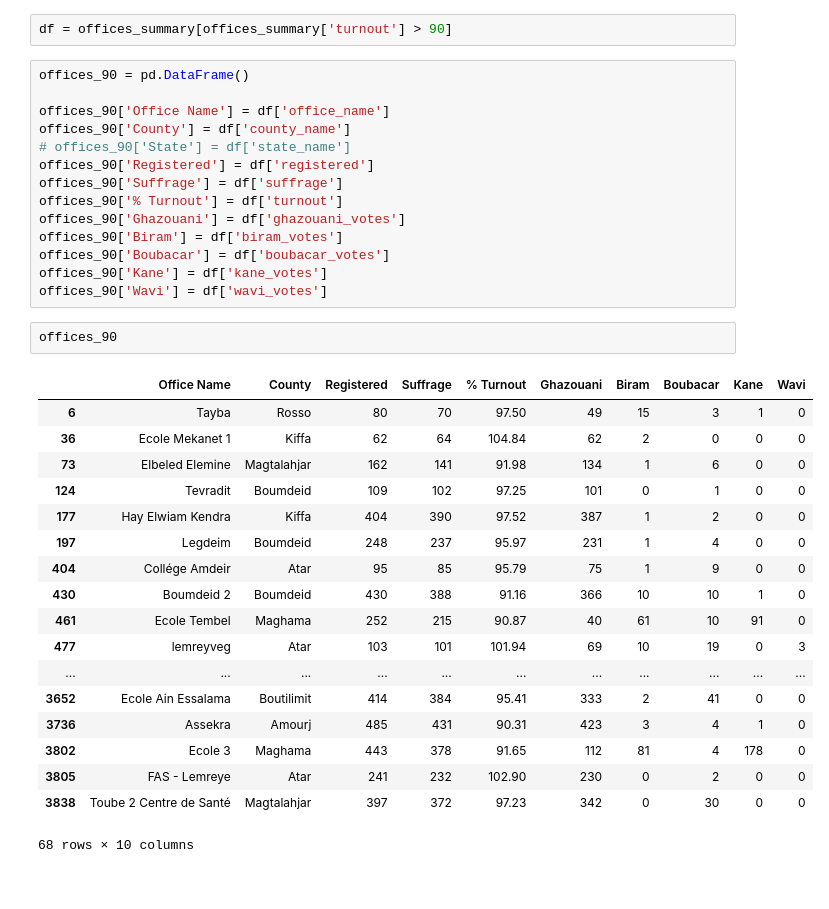
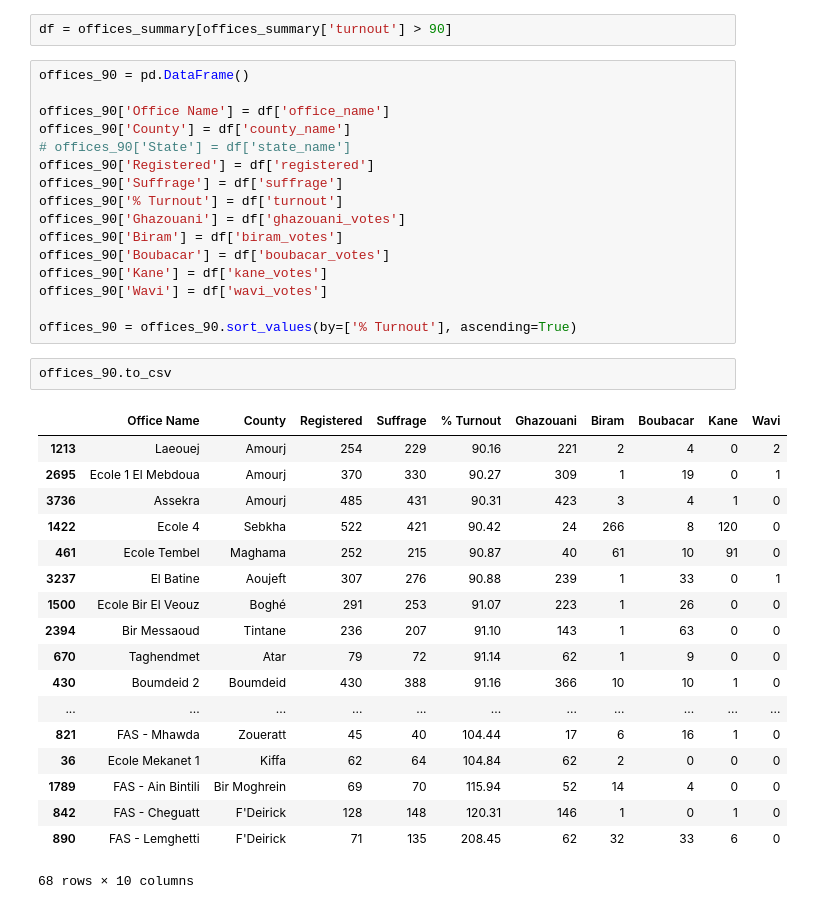
Before and after one commit to Mauritycs/2019_Election_Results, a Jupyter notebook: Notebooks/boxPlot.ipynb, the cells around one changed output. Saved outputs shown, nothing was run; the diff lists cells and outputs as text.

```diff
--- a/Notebooks/boxPlot.ipynb
+++ b/Notebooks/boxPlot.ipynb
@@ -336,24 +336,26 @@ offices_90['Biram'] = df['biram_votes']
 offices_90['Boubacar'] = df['boubacar_votes']
 offices_90['Kane'] = df['kane_votes']
 offices_90['Wavi'] = df['wavi_votes']
+
+offices_90 = offices_90.sort_values(by=['% Turnout'], ascending=True)
 # %%
-offices_90
+offices_90.to_csv
 # %% [output]
 |  | Office Name | County | Registered | Suffrage | % Turnout | Ghazouani | Biram | Boubacar | Kane | Wavi |
-| 6 | Tayba | Rosso | 80 | 70 | 97.50 | 49 | 15 | 3 | 1 | 0 |
+| 1213 | Laeouej | Amourj | 254 | 229 | 90.16 | 221 | 2 | 4 | 0 | 2 |
+| 2695 | Ecole 1 El Mebdoua | Amourj | 370 | 330 | 90.27 | 309 | 1 | 19 | 0 | 1 |
+| 3736 | Assekra | Amourj | 485 | 431 | 90.31 | 423 | 3 | 4 | 1 | 0 |
+| 1422 | Ecole 4 | Sebkha | 522 | 421 | 90.42 | 24 | 266 | 8 | 120 | 0 |
+| 461 | Ecole Tembel | Maghama | 252 | 215 | 90.87 | 40 | 61 | 10 | 91 | 0 |
+| 3237 | El Batine | Aoujeft | 307 | 276 | 90.88 | 239 | 1 | 33 | 0 | 1 |
+| 1500 | Ecole Bir El Veouz | Boghé | 291 | 253 | 91.07 | 223 | 1 | 26 | 0 | 0 |
+| 2394 | Bir Messaoud | Tintane | 236 | 207 | 91.10 | 143 | 1 | 63 | 0 | 0 |
+| 670 | Taghendmet | Atar | 79 | 72 | 91.14 | 62 | 1 | 9 | 0 | 0 |
+| 430 | Boumdeid 2 | Boumdeid | 430 | 388 | 91.16 | 366 | 10 | 10 | 1 | 0 |
+| ... | ... | ... | ... | ... | ... | ... | ... | ... | ... | ... |
+| 821 | FAS - Mhawda | Zoueratt | 45 | 40 | 104.44 | 17 | 6 | 16 | 1 | 0 |
 | 36 | Ecole Mekanet 1 | Kiffa | 62 | 64 | 104.84 | 62 | 2 | 0 | 0 | 0 |
-| 73 | Elbeled Elemine | Magtalahjar | 162 | 141 | 91.98 | 134 | 1 | 6 | 0 | 0 |
-| 124 | Tevradit | Boumdeid | 109 | 102 | 97.25 | 101 | 0 | 1 | 0 | 0 |
-| 177 | Hay Elwiam Kendra | Kiffa | 404 | 390 | 97.52 | 387 | 1 | 2 | 0 | 0 |
-| 197 | Legdeim | Boumdeid | 248 | 237 | 95.97 | 231 | 1 | 4 | 0 | 0 |
-| 404 | Collége Amdeir | Atar | 95 | 85 | 95.79 | 75 | 1 | 9 | 0 | 0 |
-| 430 | Boumdeid 2 | Boumdeid | 430 | 388 | 91.16 | 366 | 10 | 10 | 1 | 0 |
-| 461 | Ecole Tembel | Maghama | 252 | 215 | 90.87 | 40 | 61 | 10 | 91 | 0 |
-| 477 | lemreyveg | Atar | 103 | 101 | 101.94 | 69 | 10 | 19 | 0 | 3 |
-| ... | ... | ... | ... | ... | ... | ... | ... | ... | ... | ... |
-| 3652 | Ecole Ain Essalama | Boutilimit | 414 | 384 | 95.41 | 333 | 2 | 41 | 0 | 0 |
-| 3736 | Assekra | Amourj | 485 | 431 | 90.31 | 423 | 3 | 4 | 1 | 0 |
-| 3802 | Ecole 3 | Maghama | 443 | 378 | 91.65 | 112 | 81 | 4 | 178 | 0 |
-| 3805 | FAS - Lemreye | Atar | 241 | 232 | 102.90 | 230 | 0 | 2 | 0 | 0 |
-| 3838 | Toube 2 Centre de Santé | Magtalahjar | 397 | 372 | 97.23 | 342 | 0 | 30 | 0 | 0 |
+| 1789 | FAS - Ain Bintili | Bir Moghrein | 69 | 70 | 115.94 | 52 | 14 | 4 | 0 | 0 |
+| 842 | FAS - Cheguatt | F'Deirick | 128 | 148 | 120.31 | 146 | 1 | 0 | 1 | 0 |
+| 890 | FAS - Lemghetti | F'Deirick | 71 | 135 | 208.45 | 62 | 32 | 33 | 6 | 0 |
 68 rows × 10 columns
```
Also changed, not shown: 1 other file.
